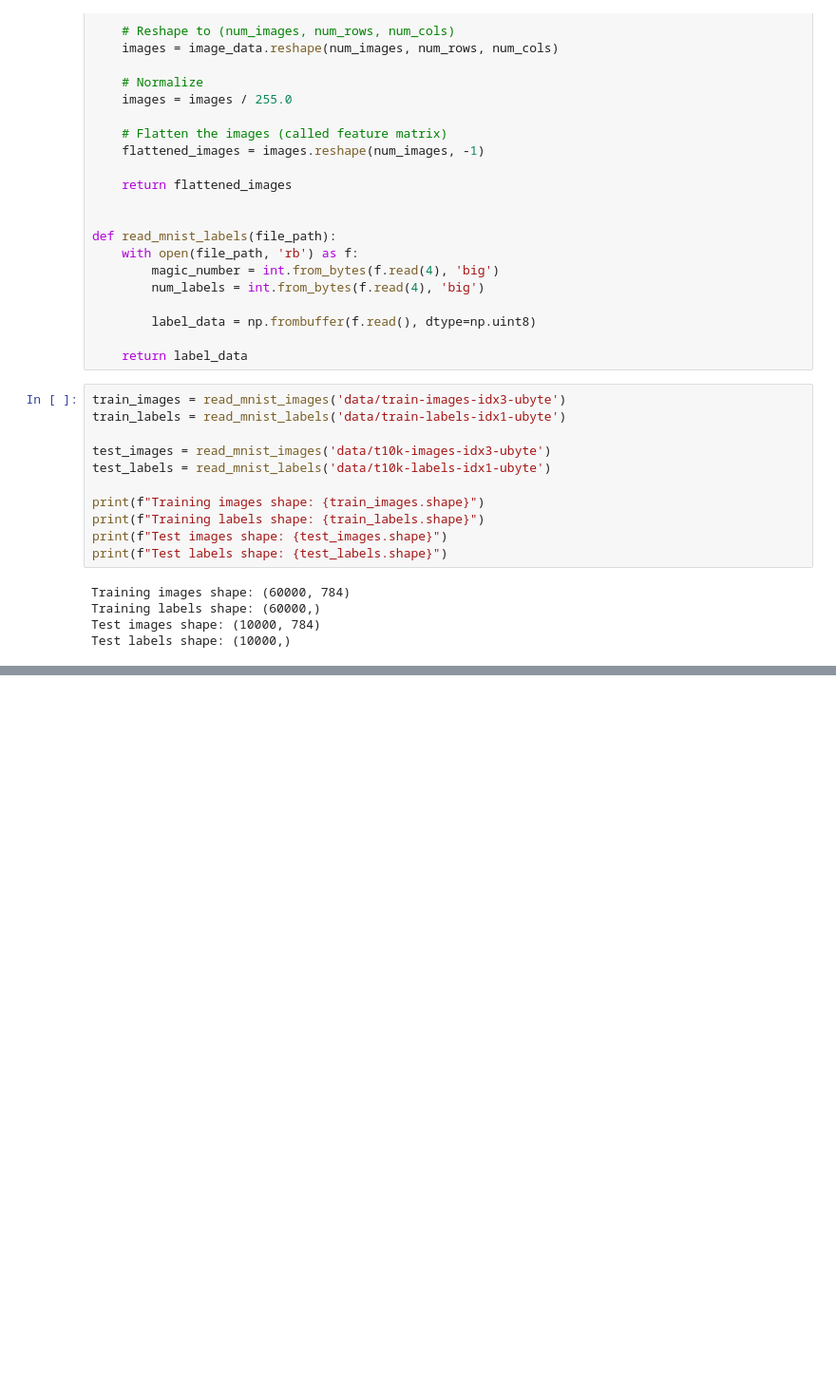
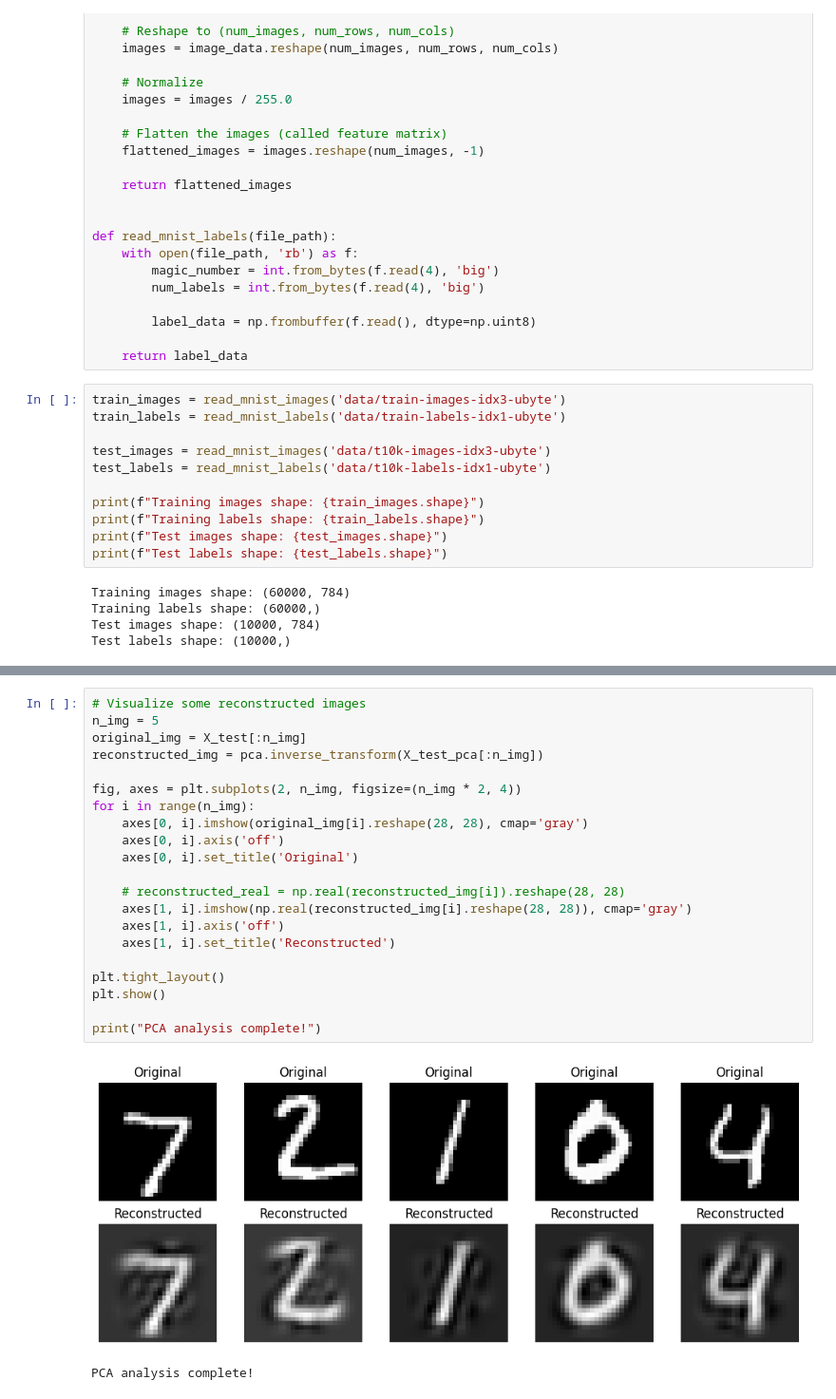
Before and after one commit to latudimas/knn-mnist, a Jupyter notebook: pca-mnist.ipynb, the cells around one changed output, grey strips where cells are left out. Shown: that part at 95% size. Cells and saved outputs as stored; diff of their text form; blank space fills up the shorter version.

```diff
--- a/pca-mnist.ipynb
+++ b/pca-mnist.ipynb
@@ -51,0 +103,24 @@ Test labels shape: (10000,)
+# %%
+# Visualize some reconstructed images
+n_img = 5
+original_img = X_test[:n_img]
+reconstructed_img = pca.inverse_transform(X_test_pca[:n_img])
+
+fig, axes = plt.subplots(2, n_img, figsize=(n_img * 2, 4))
+for i in range(n_img):
+    axes[0, i].imshow(original_img[i].reshape(28, 28), cmap='gray')
+    axes[0, i].axis('off')
+    axes[0, i].set_title('Original')
+
+    # reconstructed_real = np.real(reconstructed_img[i]).reshape(28, 28)
+    axes[1, i].imshow(np.real(reconstructed_img[i].reshape(28, 28)), cmap='gray')
+    axes[1, i].axis('off')
+    axes[1, i].set_title('Reconstructed')
+
+plt.tight_layout()
+plt.show()
+
+print("PCA analysis complete!")
+# %% [output]
+[figure, added]
+PCA analysis complete!
```
Also changed, not shown: parts of 3 cells of this notebook, 1 other file.
